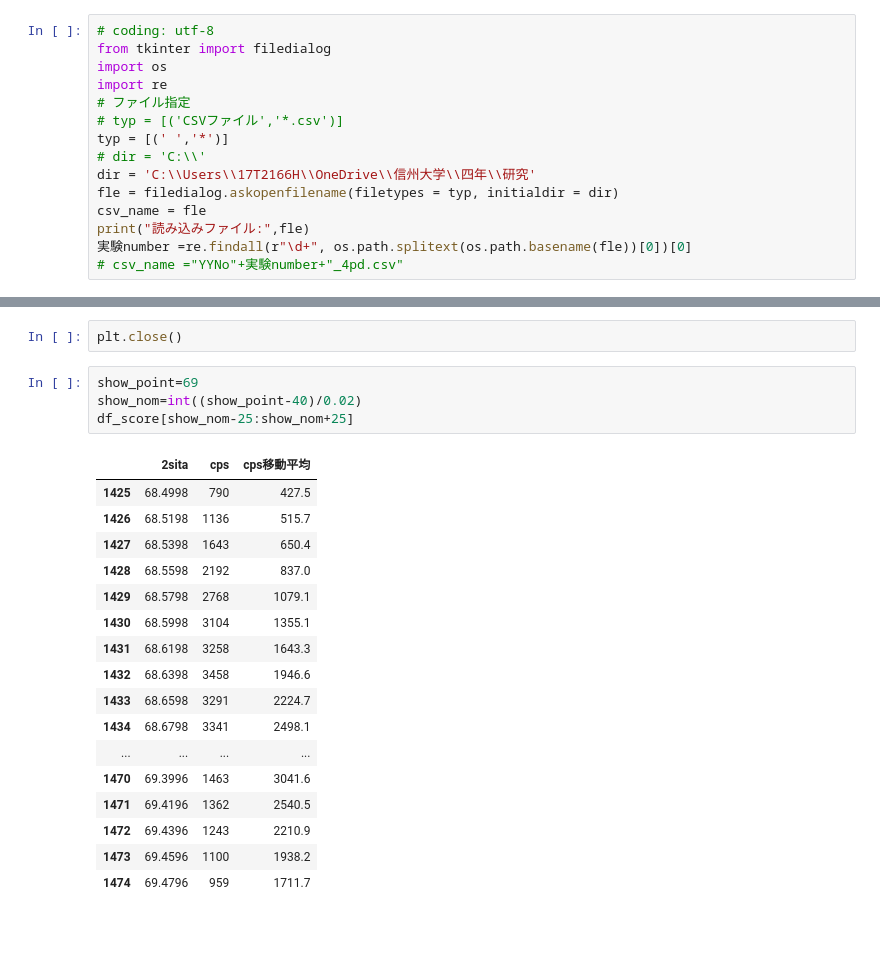
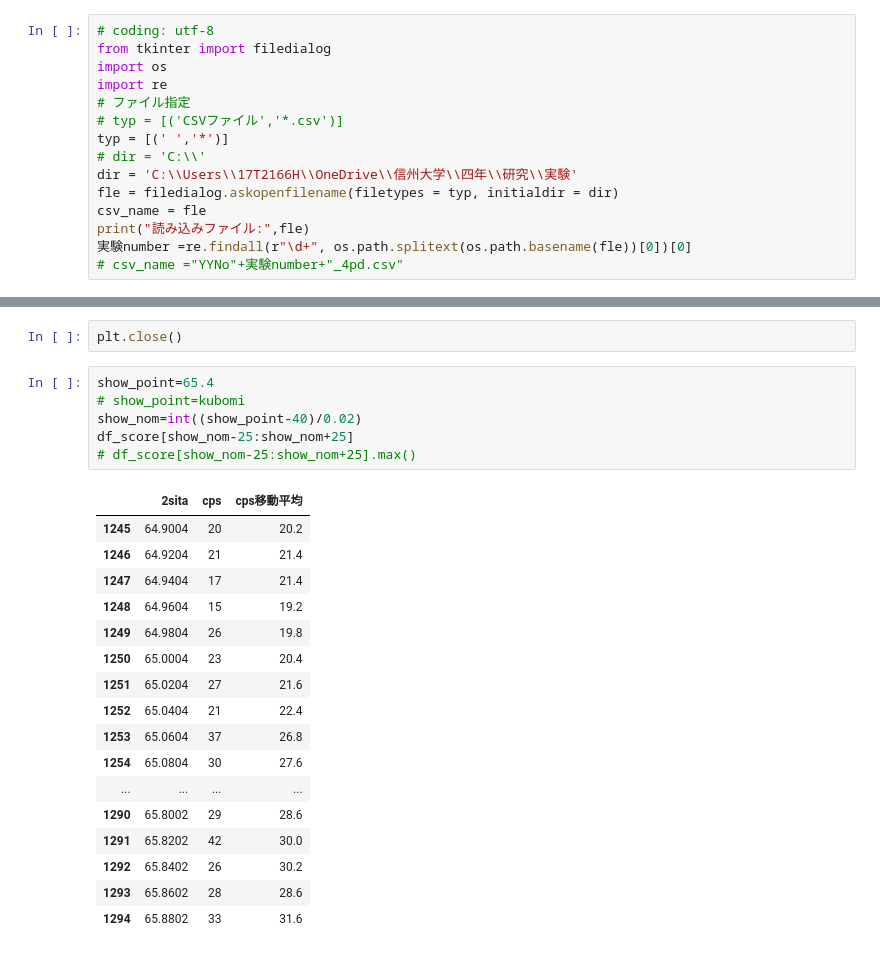
Before and after one commit to yosinobu-yamasita/xray_diffraction_viewer, a Jupyter notebook: xray_show_note.ipynb, the cells around one changed output, grey strips where cells are left out. Cells and saved outputs as stored; diff of their text form.

```diff
--- a/xray_show_note.ipynb
+++ b/xray_show_note.ipynb
@@ -7,7 +7,7 @@ import re
 # typ = [('CSVファイル','*.csv')]
 typ = [(' ','*')]
 # dir = 'C:\\'
-dir = 'C:\\Users\\17T2166H\\OneDrive\\信州大学\\四年\\研究'
+dir = 'C:\\Users\\17T2166H\\OneDrive\\信州大学\\四年\\研究\\実験'
 fle = filedialog.askopenfilename(filetypes = typ, initialdir = dir)
 csv_name = fle
 print("読み込みファイル:",fle)
@@ -72,24 +78,26 @@ plt.show()
 # %%
 plt.close()
 # %%
-show_point=69
+show_point=65.4
+# show_point=kubomi
 show_nom=int((show_point-40)/0.02)
 df_score[show_nom-25:show_nom+25]
+# df_score[show_nom-25:show_nom+25].max()
 # %% [output]
 |  | 2sita | cps | cps移動平均 |
-| 1425 | 68.4998 | 790 | 427.5 |
-| 1426 | 68.5198 | 1136 | 515.7 |
-| 1427 | 68.5398 | 1643 | 650.4 |
-| 1428 | 68.5598 | 2192 | 837.0 |
-| 1429 | 68.5798 | 2768 | 1079.1 |
-| 1430 | 68.5998 | 3104 | 1355.1 |
-| 1431 | 68.6198 | 3258 | 1643.3 |
-| 1432 | 68.6398 | 3458 | 1946.6 |
-| 1433 | 68.6598 | 3291 | 2224.7 |
-| 1434 | 68.6798 | 3341 | 2498.1 |
+| 1245 | 64.9004 | 20 | 20.2 |
+| 1246 | 64.9204 | 21 | 21.4 |
+| 1247 | 64.9404 | 17 | 21.4 |
+| 1248 | 64.9604 | 15 | 19.2 |
+| 1249 | 64.9804 | 26 | 19.8 |
+| 1250 | 65.0004 | 23 | 20.4 |
+| 1251 | 65.0204 | 27 | 21.6 |
+| 1252 | 65.0404 | 21 | 22.4 |
+| 1253 | 65.0604 | 37 | 26.8 |
+| 1254 | 65.0804 | 30 | 27.6 |
 | ... | ... | ... | ... |
-| 1470 | 69.3996 | 1463 | 3041.6 |
-| 1471 | 69.4196 | 1362 | 2540.5 |
-| 1472 | 69.4396 | 1243 | 2210.9 |
-| 1473 | 69.4596 | 1100 | 1938.2 |
-| 1474 | 69.4796 | 959 | 1711.7 |
+| 1290 | 65.8002 | 29 | 28.6 |
+| 1291 | 65.8202 | 42 | 30.0 |
+| 1292 | 65.8402 | 26 | 30.2 |
+| 1293 | 65.8602 | 28 | 28.6 |
+| 1294 | 65.8802 | 33 | 31.6 |
```
Also changed, not shown: parts of 5 cells of this notebook.
